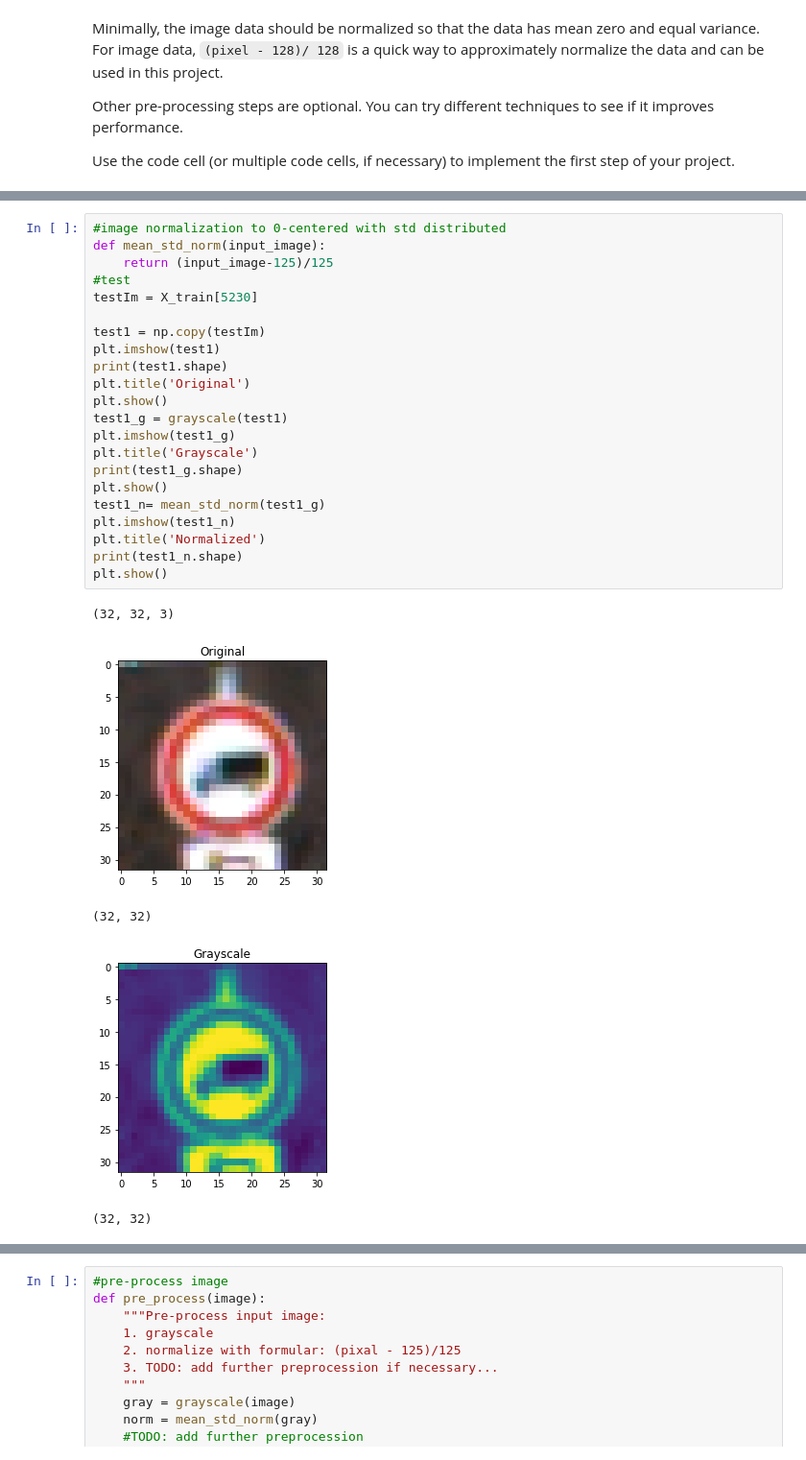
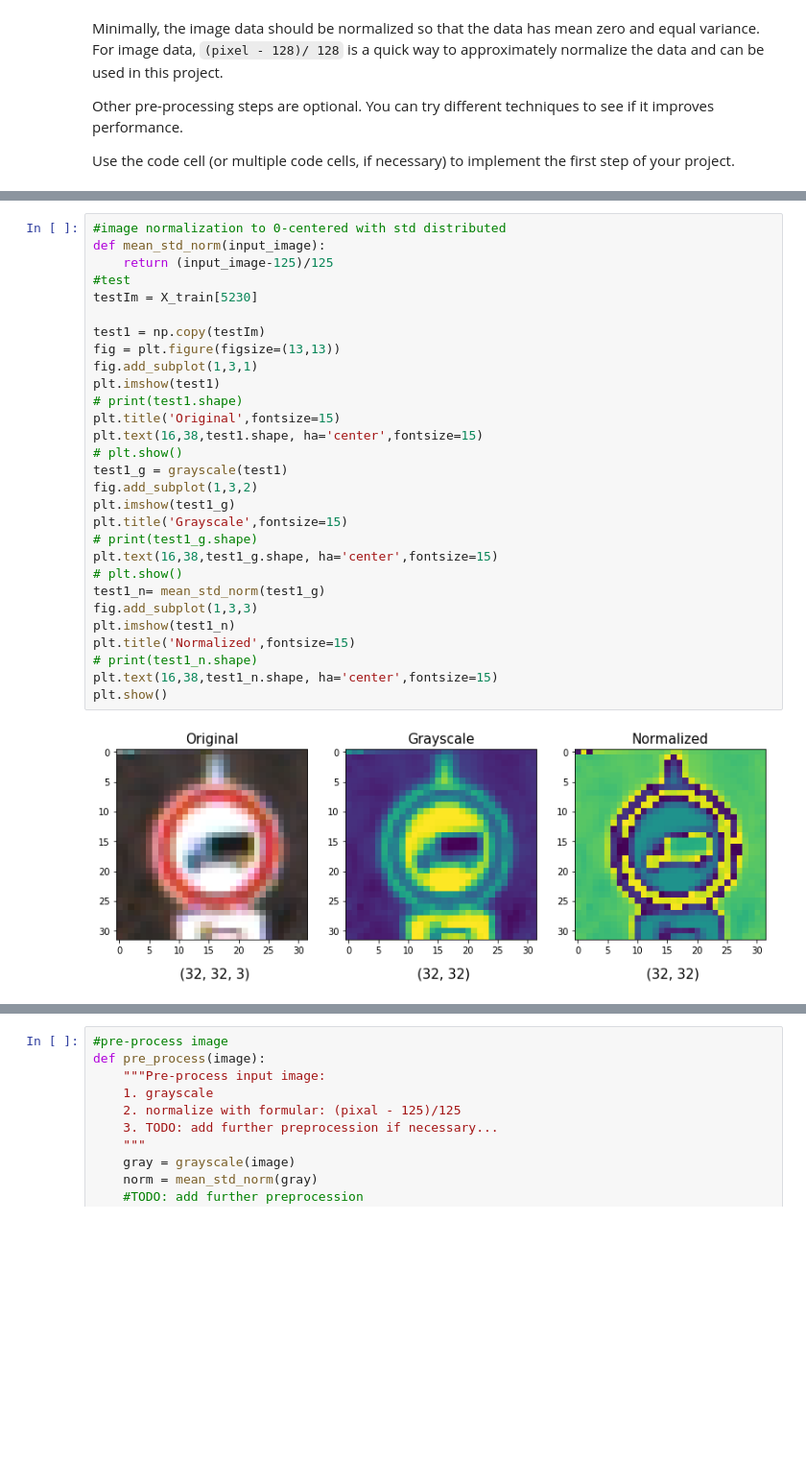
Before and after one commit to wizardkeven/Guokai-Traffic-Sign-Classifier-Project, a Jupyter notebook: Traffic_Sign_Classifier.ipynb, the cells around one changed output, grey strips where cells are left out. Shown at 96% size. Saved outputs shown, nothing was run; the diff lists cells and outputs as text; blank space fills up the shorter version.

```diff
--- a/Traffic_Sign_Classifier.ipynb
+++ b/Traffic_Sign_Classifier.ipynb
@@ -187,28 +176,31 @@ plt.show()
 # %%
 #image normalization to 0-centered with std distributed
 def mean_std_norm(input_image):
     return (input_image-125)/125
 #test
 testIm = X_train[5230]
 
 test1 = np.copy(testIm)
+fig = plt.figure(figsize=(13,13))
+fig.add_subplot(1,3,1)
 plt.imshow(test1)
-print(test1.shape)
-plt.title('Original')
+# print(test1.shape)
+plt.title('Original',fontsize=15)
+plt.text(16,38,test1.shape, ha='center',fontsize=15)
+# plt.show()
+test1_g = grayscale(test1)
+fig.add_subplot(1,3,2)
+plt.imshow(test1_g)
+plt.title('Grayscale',fontsize=15)
+# print(test1_g.shape)
+plt.text(16,38,test1_g.shape, ha='center',fontsize=15)
+# plt.show()
+test1_n= mean_std_norm(test1_g)
+fig.add_subplot(1,3,3)
+plt.imshow(test1_n)
+plt.title('Normalized',fontsize=15)
+# print(test1_n.shape)
+plt.text(16,38,test1_n.shape, ha='center',fontsize=15)
 plt.show()
-test1_g = grayscale(test1)
-plt.imshow(test1_g)
-plt.title('Grayscale')
-print(test1_g.shape)
-plt.show()
-test1_n= mean_std_norm(test1_g)
-plt.imshow(test1_n)
-plt.title('Normalized')
-print(test1_n.shape)
-plt.show()
 # %% [output]
-(32, 32, 3)
-[figure, old version]
+[figure, new version]
-(32, 32)
-[figure, removed]
-(32, 32)
```
Also changed, not shown: parts of 29 cells of this notebook, 1 other file.
